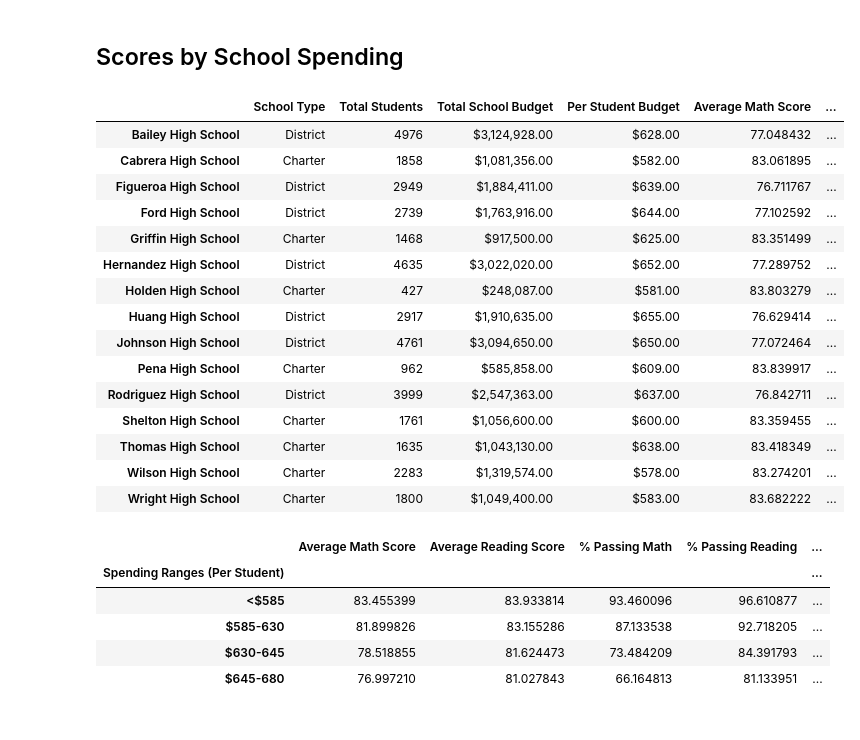
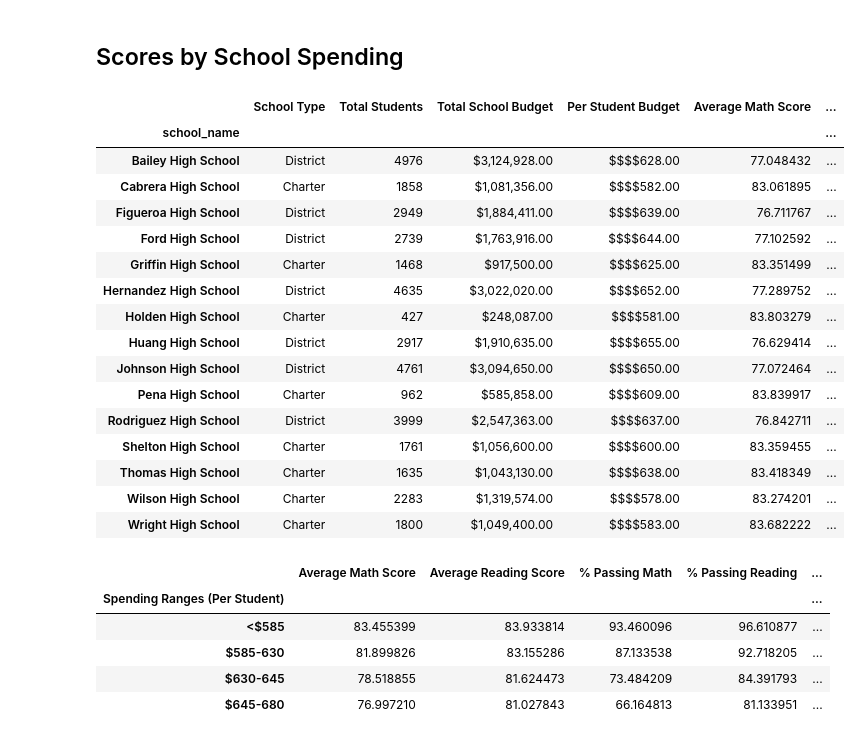
Before and after one commit to squintero94/pandas_challenge, a Jupyter notebook: PyCitySchools/PyCitySchools_notebook.ipynb, the cells around one changed output. Cells and saved outputs as stored; diff of their text form; code cells hidden in the pictures.

```diff
--- a/PyCitySchools/PyCitySchools_notebook.ipynb
+++ b/PyCitySchools/PyCitySchools_notebook.ipynb
@@ -338,27 +338,38 @@ labels = ["<$585", "$585-630", "$630-645", "$645-680"]
 # %%
 # Create a copy of the school summary since it has the "Per Student Budget"
 school_spending_df = per_school_summary.copy()
-# %%
-# Use `pd.cut` to categorize spending based on the bins.
-school_spending_df["Spending Ranges (Per Student)"] =
-school_spending_df
-# %% [output]
-|  | School Type | Total Students | Total School Budget | Per Student Budget | Average Math Score | ... |
-| Bailey High School | District | 4976 | $3,124,928.00 | $628.00 | 77.048432 | ... |
-| Cabrera High School | Charter | 1858 | $1,081,356.00 | $582.00 | 83.061895 | ... |
-| Figueroa High School | District | 2949 | $1,884,411.00 | $639.00 | 76.711767 | ... |
-| Ford High School | District | 2739 | $1,763,916.00 | $644.00 | 77.102592 | ... |
-| Griffin High School | Charter | 1468 | $917,500.00 | $625.00 | 83.351499 | ... |
-| Hernandez High School | District | 4635 | $3,022,020.00 | $652.00 | 77.289752 | ... |
-| Holden High School | Charter | 427 | $248,087.00 | $581.00 | 83.803279 | ... |
-| Huang High School | District | 2917 | $1,910,635.00 | $655.00 | 76.629414 | ... |
-| Johnson High School | District | 4761 | $3,094,650.00 | $650.00 | 77.072464 | ... |
-| Pena High School | Charter | 962 | $585,858.00 | $609.00 | 83.839917 | ... |
-| Rodriguez High School | District | 3999 | $2,547,363.00 | $637.00 | 76.842711 | ... |
-| Shelton High School | Charter | 1761 | $1,056,600.00 | $600.00 | 83.359455 | ... |
-| Thomas High School | Charter | 1635 | $1,043,130.00 | $638.00 | 83.418349 | ... |
-| Wilson High School | Charter | 2283 | $1,319,574.00 | $578.00 | 83.274201 | ... |
-| Wright High School | Charter | 1800 | $1,049,400.00 | $583.00 | 83.682222 | ... |
+# %%
+# Convert the "Per Student Budget" column to float
+school_spending_df.loc[:, "Per Student Budget Float"] = school_spending_df["Per Student Budget"].str.replace('$', '').astype(float)
+
+# Use pd.cut to categorize spending based on the bins using the float values
+school_spending_df["Spending Ranges (Per Student)"] = pd.cut(school_spending_df["Per Student Budget Float"], bins=spending_bins, labels=labels, include_lowest=True)
+
+# Format the "Per Student Budget" column with dollar sign
+school_spending_df["Per Student Budget"] = school_spending_df["Per Student Budget"].apply(lambda x: f"${x}")
+
+# Drop the temporary float column
+school_spending_df = school_spending_df.drop(columns=["Per Student Budget Float"])
+
+school_spending_df
+# %% [output]
+|  | School Type | Total Students | Total School Budget | Per Student Budget | Average Math Score | ... |
+| school_name |  |  |  |  |  | ... |
+| Bailey High School | District | 4976 | $3,124,928.00 | $$$$628.00 | 77.048432 | ... |
+| Cabrera High School | Charter | 1858 | $1,081,356.00 | $$$$582.00 | 83.061895 | ... |
+| Figueroa High School | District | 2949 | $1,884,411.00 | $$$$639.00 | 76.711767 | ... |
+| Ford High School | District | 2739 | $1,763,916.00 | $$$$644.00 | 77.102592 | ... |
+| Griffin High School | Charter | 1468 | $917,500.00 | $$$$625.00 | 83.351499 | ... |
+| Hernandez High School | District | 4635 | $3,022,020.00 | $$$$652.00 | 77.289752 | ... |
+| Holden High School | Charter | 427 | $248,087.00 | $$$$581.00 | 83.803279 | ... |
+| Huang High School | District | 2917 | $1,910,635.00 | $$$$655.00 | 76.629414 | ... |
+| Johnson High School | District | 4761 | $3,094,650.00 | $$$$650.00 | 77.072464 | ... |
+| Pena High School | Charter | 962 | $585,858.00 | $$$$609.00 | 83.839917 | ... |
+| Rodriguez High School | District | 3999 | $2,547,363.00 | $$$$637.00 | 76.842711 | ... |
+| Shelton High School | Charter | 1761 | $1,056,600.00 | $$$$600.00 | 83.359455 | ... |
+| Thomas High School | Charter | 1635 | $1,043,130.00 | $$$$638.00 | 83.418349 | ... |
+| Wilson High School | Charter | 2283 | $1,319,574.00 | $$$$578.00 | 83.274201 | ... |
+| Wright High School | Charter | 1800 | $1,049,400.00 | $$$$583.00 | 83.682222 | ... |
 # %%
 #  Calculate averages for the desired columns.
 spending_math_scores = school_spending_df.groupby(["Spending Ranges (Per Student)"])["Average Math Score"].mean()
```
Also changed, not shown: parts of 2 cells of this notebook.
